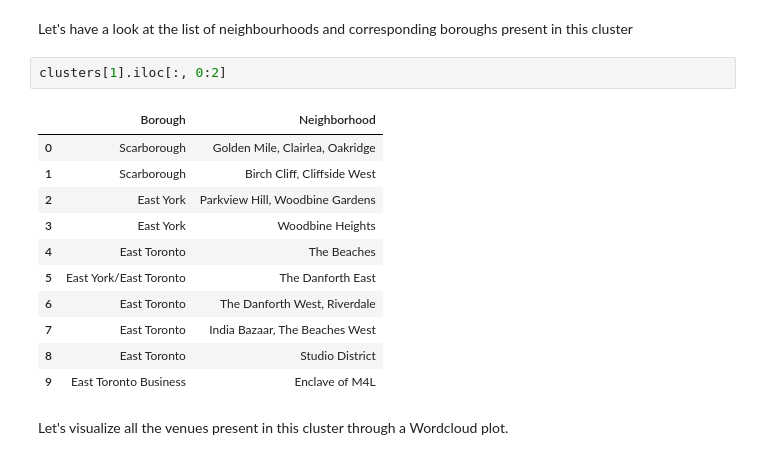
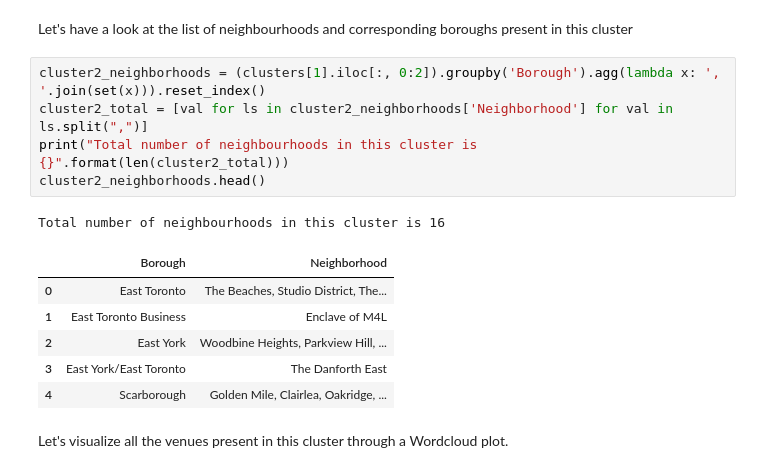
Before and after one commit to Enian22/Segmenting_and_Clustering_Neighborhoods_in_Toronto, a Jupyter notebook: Segmenting_and_Clustering_Neighborhoods_in_Toronto.ipynb, the cells around one changed output. Drawn from its saved outputs; the diff is of its cells as text.

```diff
--- a/Segmenting_and_Clustering_Neighborhoods_in_Toronto.ipynb
+++ b/Segmenting_and_Clustering_Neighborhoods_in_Toronto.ipynb
@@ -504,20 +500,19 @@ common_plot[0]
 ### Cluster 2
 # %% [markdown]
 Let's have a look at the list of neighbourhoods and corresponding boroughs present in this cluster
-# %%
-clusters[1].iloc[:, 0:2]
-# %% [output]
-|  | Borough | Neighborhood |
-| 0 | Scarborough | Golden Mile, Clairlea, Oakridge |
-| 1 | Scarborough | Birch Cliff, Cliffside West |
-| 2 | East York | Parkview Hill, Woodbine Gardens |
-| 3 | East York | Woodbine Heights |
-| 4 | East Toronto | The Beaches |
-| 5 | East York/East Toronto | The Danforth East |
-| 6 | East Toronto | The Danforth West, Riverdale |
-| 7 | East Toronto | India Bazaar, The Beaches West |
-| 8 | East Toronto | Studio District |
-| 9 | East Toronto Business | Enclave of M4L |
+# %%
+cluster2_neighborhoods = (clusters[1].iloc[:, 0:2]).groupby('Borough').agg(lambda x: ', '.join(set(x))).reset_index()
+cluster2_total = [val for ls in cluster2_neighborhoods['Neighborhood'] for val in ls.split(",")]
+print("Total number of neighbourhoods in this cluster is {}".format(len(cluster2_total)))
+cluster2_neighborhoods.head()
+# %% [output]
+Total number of neighbourhoods in this cluster is 16
+|  | Borough | Neighborhood |
+| 0 | East Toronto | The Beaches, Studio District, The... |
+| 1 | East Toronto Business | Enclave of M4L |
+| 2 | East York | Woodbine Heights, Parkview Hill, ... |
+| 3 | East York/East Toronto | The Danforth East |
+| 4 | Scarborough | Golden Mile, Clairlea, Oakridge, ... |
 # %% [markdown]
 Let's visualize all the venues present in this cluster through a Wordcloud plot.
 # %%
```
Also changed, not shown: parts of 79 cells of this notebook.
